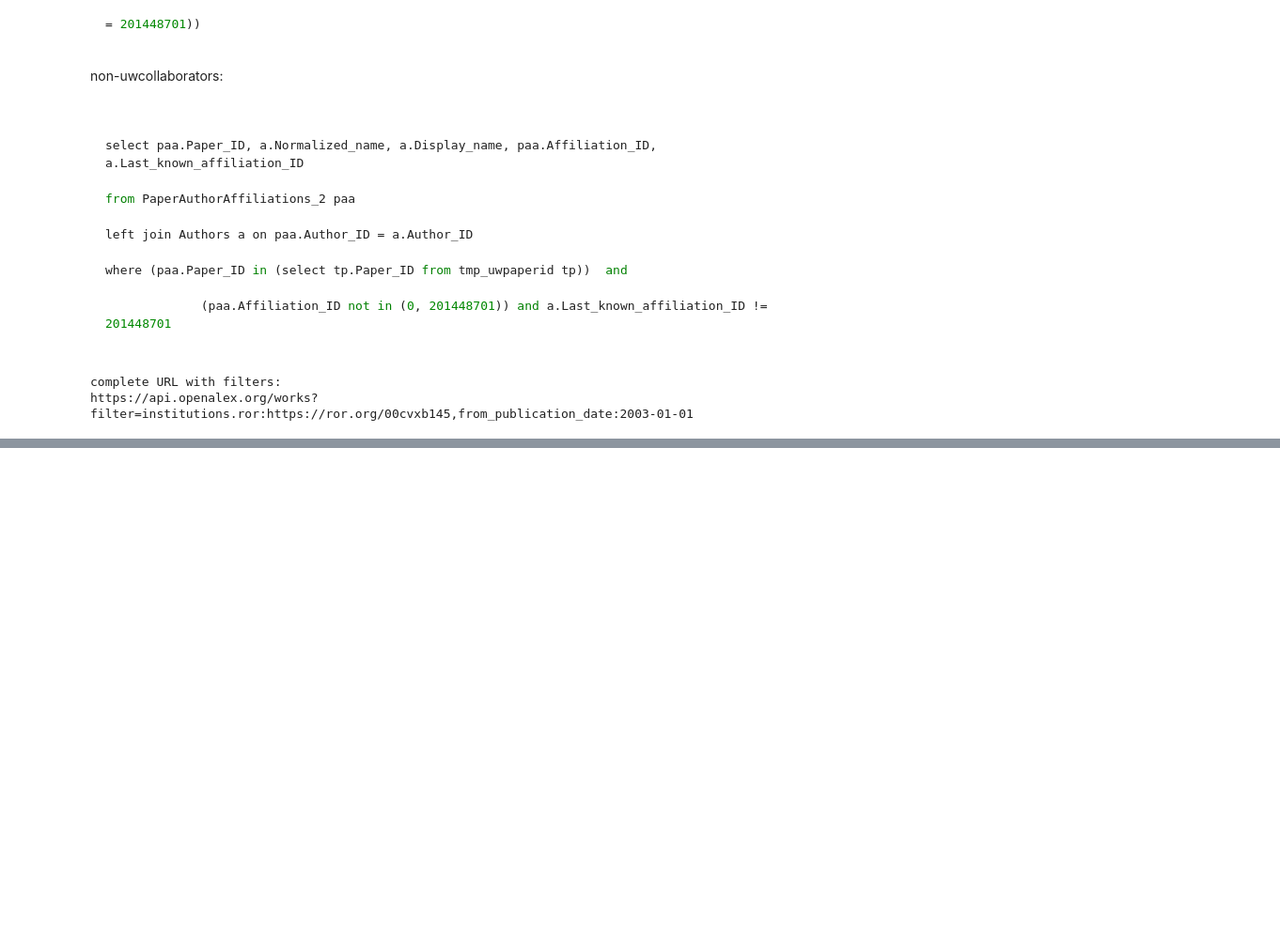
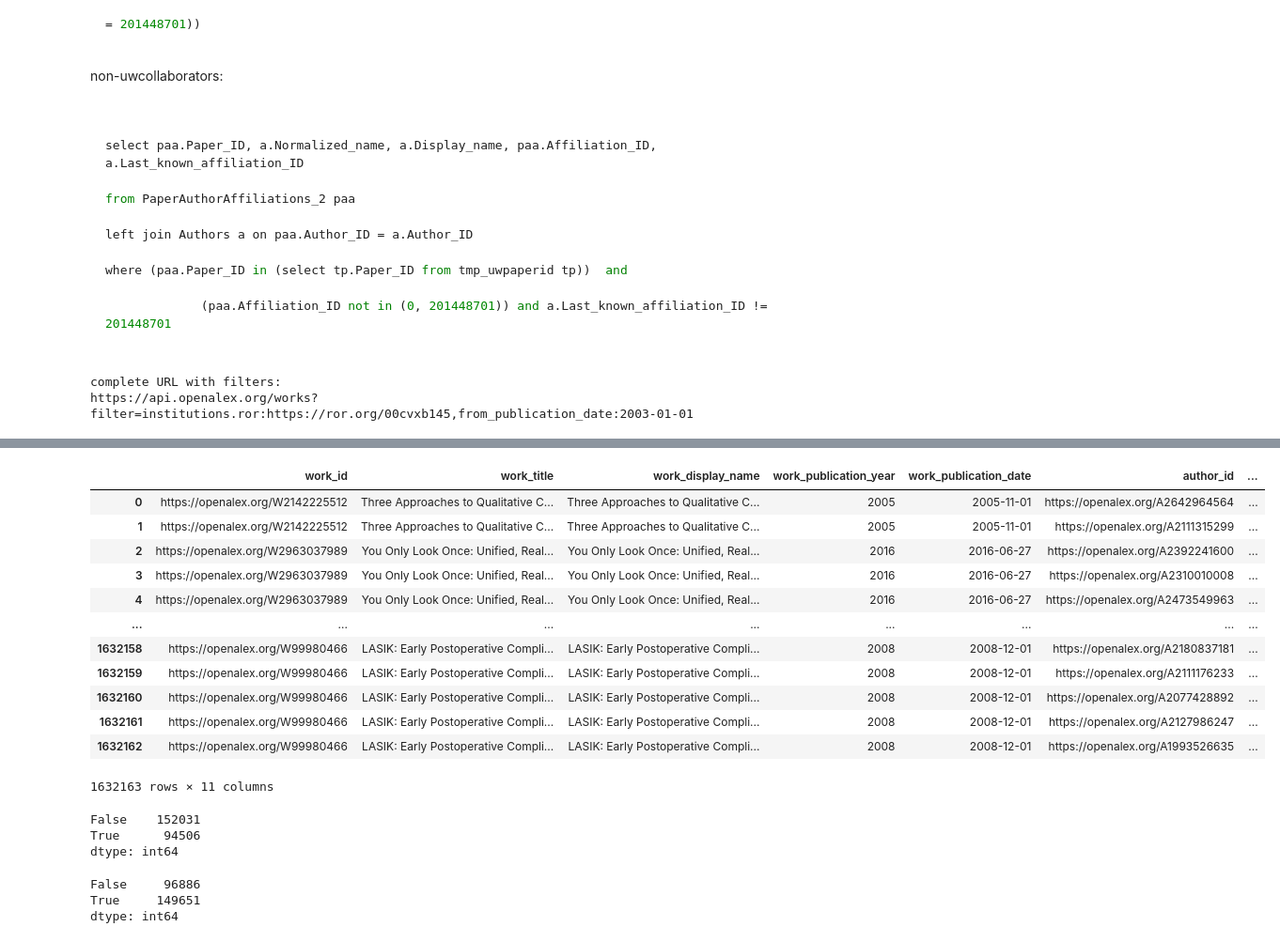
Before and after one commit to ourresearch/openalex-api-tutorials, a Jupyter notebook: notebooks/institutions/uw-collaborators.ipynb, the cells around one changed output, grey strips where cells are left out. Shown at 94% size. Drawn from its saved outputs; the diff is of its cells as text; code cells hidden in the pictures; blank space fills up the shorter version.

```diff
--- a/notebooks/institutions/uw-collaborators.ipynb
+++ b/notebooks/institutions/uw-collaborators.ipynb
@@ -84,5 +82,0 @@ and also group by country
-# %%
-import requests
-
-url = f'{filtered_works_url}&group_by=authorships.institutions.country_code'
-r = requests.get(url)
@@ -109,6 +82,0 @@ r.json()
-# %%
-import requests
-
-url = f'{filtered_works_url}&group_by=authorships.institutions.id'
-r = requests.get(url)
-r.json()
@@ -132,0 +167,45 @@ r.json()
+# %%
+import pandas as pd
+data = []
+for work in works:
+    for authorship in work['authorships']:
+        if authorship:
+            author = authorship['author']
+            author_id = author['id'] if author else None
+            author_name = author['display_name'] if author else None
+            author_position = authorship['author_position']
+            for institution in authorship['institutions']:
+                if institution:
+                    institution_id = institution['id']
+                    institution_name = institution['display_name']
+                    institution_country_code = institution['country_code']
+                    data.append({
+                        'work_id': work['id'],
+                        'work_title': work['title'],
+                        'work_display_name': work['display_name'],
+                        'work_publication_year': work['publication_year'],
+                        'work_publication_date': work['publication_date'],
+                        'author_id': author_id,
+                        'author_name': author_name,
+                        'author_position': author_position,
+                        'institution_id': institution_id,
+                        'institution_name': institution_name,
+                        'institution_country_code': institution_country_code,
+                    })
+df = pd.DataFrame(data)
+# %%
+df
+# %% [output]
+|  | work_id | work_title | work_display_name | work_publication_year | work_publication_date | author_id | ... |
+| 0 | https://openalex.org/W2142225512 | Three Approaches to Qualitative C... | Three Approaches to Qualitative C... | 2005 | 2005-11-01 | https://openalex.org/A2642964564 | ... |
+| 1 | https://openalex.org/W2142225512 | Three Approaches to Qualitative C... | Three Approaches to Qualitative C... | 2005 | 2005-11-01 | https://openalex.org/A2111315299 | ... |
+| 2 | https://openalex.org/W2963037989 | You Only Look Once: Unified, Real... | You Only Look Once: Unified, Real... | 2016 | 2016-06-27 | https://openalex.org/A2392241600 | ... |
+| 3 | https://openalex.org/W2963037989 | You Only Look Once: Unified, Real... | You Only Look Once: Unified, Real... | 2016 | 2016-06-27 | https://openalex.org/A2310010008 | ... |
+| 4 | https://openalex.org/W2963037989 | You Only Look Once: Unified, Real... | You Only Look Once: Unified, Real... | 2016 | 2016-06-27 | https://openalex.org/A2473549963 | ... |
+| ... | ... | ... | ... | ... | ... | ... | ... |
+| 1632158 | https://openalex.org/W99980466 | LASIK: Early Postoperative Compli... | LASIK: Early Postoperative Compli... | 2008 | 2008-12-01 | https://openalex.org/A2180837181 | ... |
+| 1632159 | https://openalex.org/W99980466 | LASIK: Early Postoperative Compli... | LASIK: Early Postoperative Compli... | 2008 | 2008-12-01 | https://openalex.org/A2111176233 | ... |
+| 1632160 | https://openalex.org/W99980466 | LASIK: Early Postoperative Compli... | LASIK: Early Postoperative Compli... | 2008 | 2008-12-01 | https://openalex.org/A2077428892 | ... |
+| 1632161 | https://openalex.org/W99980466 | LASIK: Early Postoperative Compli... | LASIK: Early Postoperative Compli... | 2008 | 2008-12-01 | https://openalex.org/A2127986247 | ... |
+| 1632162 | https://openalex.org/W99980466 | LASIK: Early Postoperative Compli... | LASIK: Early Postoperative Compli... | 2008 | 2008-12-01 | https://openalex.org/A1993526635 | ... |
+1632163 rows × 11 columns
@@ -132,0 +219,6 @@ r.json()
+# %%
+df_international_collab.value_counts().sort_index()
+# %% [output]
+False    152031
+True      94506
+dtype: int64
@@ -132,0 +232,6 @@ r.json()
+# %%
+df_outside_uw_collab.value_counts().sort_index()
+# %% [output]
+False     96886
+True     149651
+dtype: int64
```
Also changed, not shown: parts of 11 cells of this notebook.
